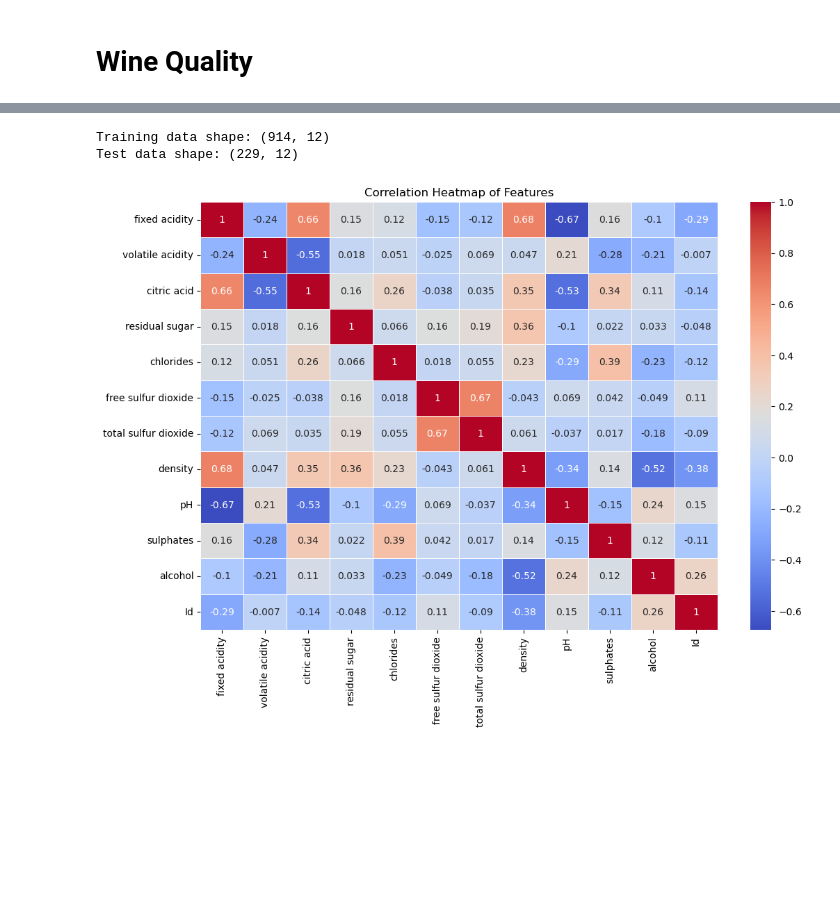
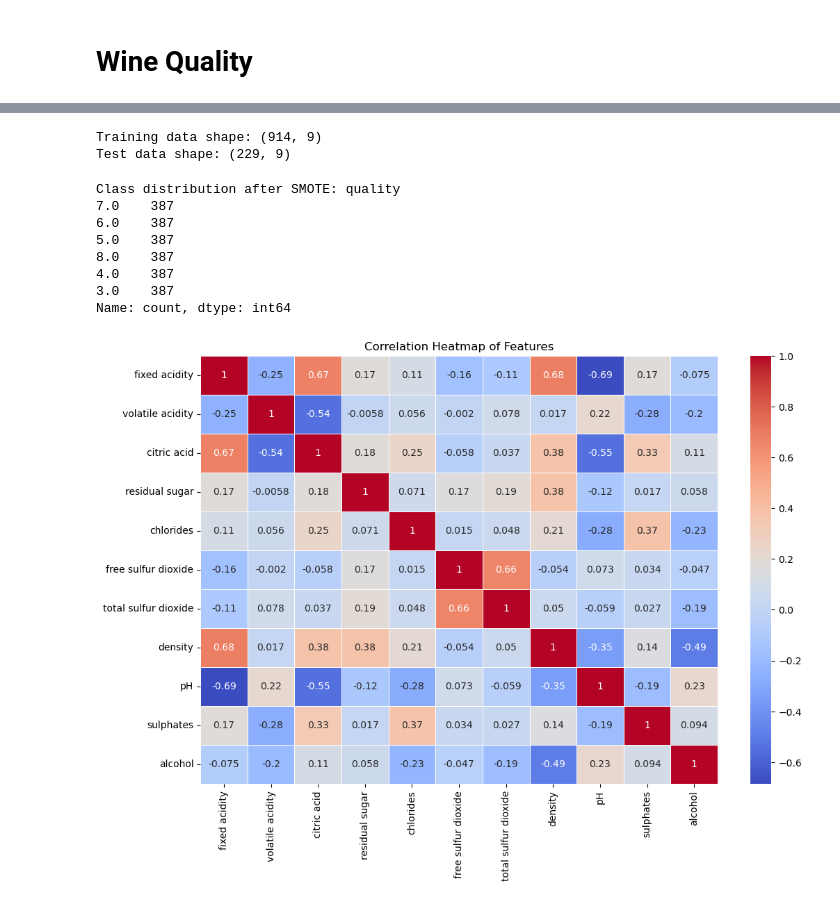
Before and after one commit to MiltonGreat/Wine-Quality, a Jupyter notebook: Wine Quality.ipynb, the cells around one changed output, grey strips where cells are left out. Cells and saved outputs as stored; diff of their text form; code cells hidden in the pictures; blank space fills up the shorter version.

```diff
--- a/Wine Quality.ipynb
+++ b/Wine Quality.ipynb
@@ -72,8 +62,8 @@ Unique values in 'quality' column: [5 6 7 4 8 3]
 # Data Preprocessing
 
 # Define the features (X) and target (y)
-X = df.drop('quality', axis=1)  # All columns except 'quality'
-y = df['quality']  # Target column (quality of the wine)
+X = df_imputed.drop(['quality', 'Id'], axis=1)  # Drop 'quality' and 'Id' columns
+y = df_imputed['quality']  # Target column (quality of the wine)
 
 # Normalize the numerical features using StandardScaler
 scaler = StandardScaler()
@@ -81,23 +71,48 @@ X_scaled = scaler.fit_transform(X)  # This will normalize the features
 
 # Convert the scaled features into a DataFrame
 X_scaled_df = pd.DataFrame(X_scaled, columns=X.columns)
+
+# Perform PCA for feature selection (optional) to reduce highly correlated features
+pca = PCA(n_components=0.95)  # Retain 95% of the variance
+X_pca = pca.fit_transform(X_scaled_df)
+
+# Split the data into training and testing sets
+X_train, X_test, y_train, y_test = train_test_split(X_pca, y, test_size=0.2, random_state=42)
+
+# Check the dimensions of the data
+print(f"Training data shape: {X_train.shape}")
+print(f"Test data shape: {X_test.shape}")
+# %% [output]
+Training data shape: (914, 9)
+Test data shape: (229, 9)
-# %%
-# Split the data into training and testing sets
-X_train, X_test, y_train, y_test = train_test_split(X_scaled_df, y, test_size=0.2, random_state=42)
-
-# Check the dimensions of the data
-print(f"Training data shape: {X_train.shape}")
-print(f"Test data shape: {X_test.shape}")
-# %% [output]
-Training data shape: (914, 12)
-Test data shape: (229, 12)
 # %%
+# Handle class imbalance using SMOTE (Synthetic Minority Over-sampling Technique)
+smote = SMOTE(sampling_strategy='auto', random_state=42)
+X_train_res, y_train_res = smote.fit_resample(X_train, y_train)
+
+# Check the balance of the classes after resampling
+print(f"Class distribution after SMOTE: {y_train_res.value_counts()}")
+
 # Visualize correlations (Optional)
 plt.figure(figsize=(12, 8))
-sns.heatmap(X_train.corr(), annot=True, cmap='coolwarm', linewidths=0.5)
+sns.heatmap(pd.DataFrame(X_scaled_df).corr(), annot=True, cmap='coolwarm', linewidths=0.5)
 plt.title("Correlation Heatmap of Features")
 plt.show()
 
-# Now your data is ready to be used for model training.
+# Visualize the distribution of wine quality (Optional)
+plt.figure(figsize=(8, 6))
+sns.countplot(x='quality', data=df_imputed)
+plt.title("Distribution of Wine Quality")
+plt.show()
+
+# Now your data is ready for model training or further analysis.
 # %% [output]
+Class distribution after SMOTE: quality
+7.0    387
+6.0    387
+5.0    387
+8.0    387
+4.0    387
+3.0    387
+Name: count, dtype: int64
-[figure, old version]
+[figure, new version]
```
Also changed, not shown: parts of 4 cells of this notebook.
